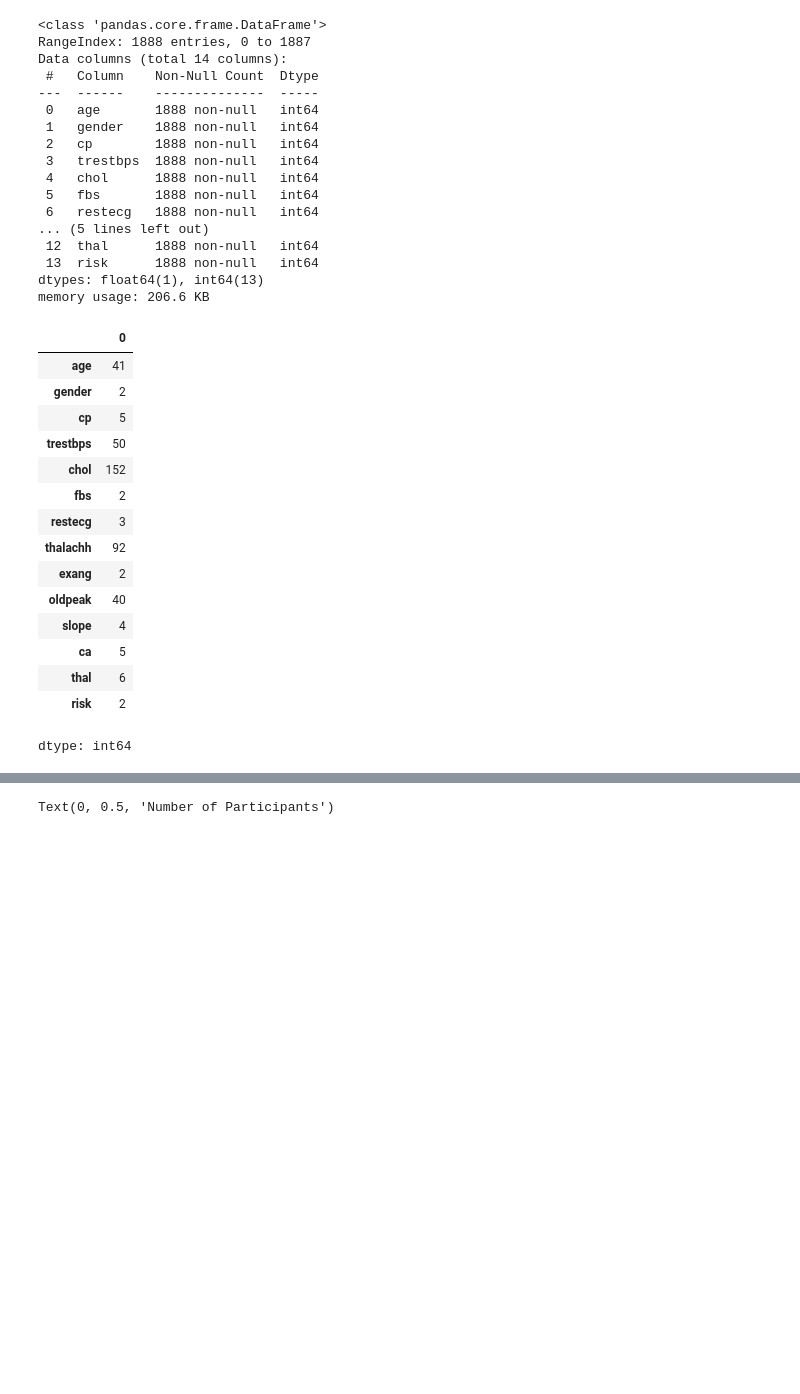
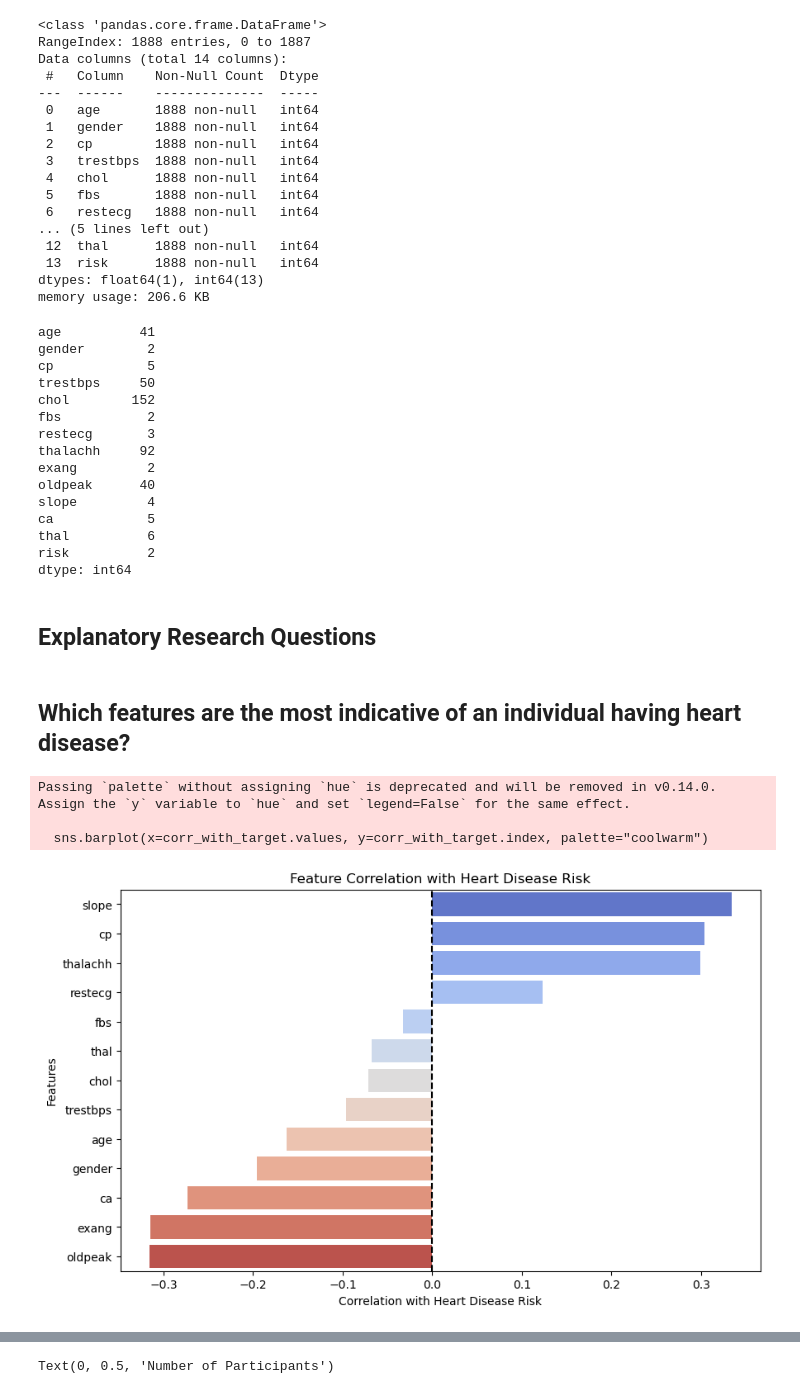
Before and after one commit to janakhamis/heart-disease-prediction, a Jupyter notebook: heart_disease.ipynb, the cells around one changed output, grey strips where cells are left out. Saved outputs shown, nothing was run; the diff lists cells and outputs as text; code cells hidden in the pictures; blank space fills up the shorter version.

Commit message:
adding update code for graphs and readme

```diff
--- a/heart_disease.ipynb
+++ b/heart_disease.ipynb
@@ -7,10 +7,10 @@ import matplotlib.pyplot as plt
 import scipy.stats as st
 import numpy as np
 import tensorflow as tf
-
-from google.colab import drive
-drive.mount('/content/drive')
+import seaborn as sns
+#from google.colab import drive
+#drive.mount('/content/drive')
 import pandas as pd
-df = pd.read_csv('Resources/heart_disease_dataset.csv')
-df.head()
+Heart_attack_df = pd.read_csv('Resources/cleaned_heart_disease_dataset.csv')
+Heart_attack_df.head()
 # %% [output]
@@ -18,9 +23,9 @@ ModuleNotFoundError: No module named 'tensorflow'
 # %%
 # Rename target column to classify risk of suffering a heart attack and sex column
 
-df = df.rename(columns={'target': 'risk',
+Heart_attack_df = Heart_attack_df.rename(columns={'target': 'risk',
                         'sex': 'gender'})
-df.head()
+Heart_attack_df.head()
 # %% [output]
 |  | age | gender | cp | trestbps | chol | fbs | restecg | thalachh | exang | oldpeak | slope | ... |
 | 0 | 63 | 1 | 3 | 145 | 233 | 1 | 0 | 150 | 0 | 2.3 | 0 | ... |
@@ -53,23 +58,22 @@ memory usage: 206.6 KB
 # %%
 # Unique values per column
 
-df.nunique()
+Heart_attack_df.nunique()
 # %% [output]
-|  | 0 |
-| age | 41 |
-| gender | 2 |
-| cp | 5 |
-| trestbps | 50 |
-| chol | 152 |
-| fbs | 2 |
-| restecg | 3 |
-| thalachh | 92 |
-| exang | 2 |
-| oldpeak | 40 |
-| slope | 4 |
-| ca | 5 |
-| thal | 6 |
-| risk | 2 |
+age          41
+gender        2
+cp            5
+trestbps     50
+chol        152
+fbs           2
+restecg       3
+thalachh     92
+exang         2
+oldpeak      40
+slope         4
+ca            5
+thal          6
+risk          2
 dtype: int64
 # %%
 # Age column displayed in descending order
@@ -78,0 +83,27 @@ ages = df['age'].value_counts().sort_values(ascending=False)
+# %% [markdown]
+## Explanatory  Research Questions
+# %% [markdown]
+## Which features are the most indicative of an individual having heart disease?
+# %%
+#Creating a barplot to see which features are the most indicative of an individual having heart disease
+
+# Getting the correlation of the features with the target variable
+corr_with_target = Heart_attack_df.corr()["risk"].drop("risk")
+
+# Sort correlations in descending order
+corr_with_target = corr_with_target.sort_values(ascending=False)
+
+# Plot
+plt.figure(figsize=(10, 6))
+sns.barplot(x=corr_with_target.values, y=corr_with_target.index, palette="coolwarm")
+plt.xlabel("Correlation with Heart Disease Risk")
+plt.ylabel("Features")
+plt.title("Feature Correlation with Heart Disease Risk")
+plt.axvline(0, color="black", linestyle="--")
+plt.savefig("Graphs/feature_correlation_with_risk.png")
+plt.show()
+# %% [output]
+Passing `palette` without assigning `hue` is deprecated and will be removed in v0.14.0. Assign the `y` variable to `hue` and set `legend=False` for the same effect.
+
+  sns.barplot(x=corr_with_target.values, y=corr_with_target.index, palette="coolwarm")
+[figure, added]
```
Also changed, not shown: parts of 13 cells of this notebook, 9 other files.
